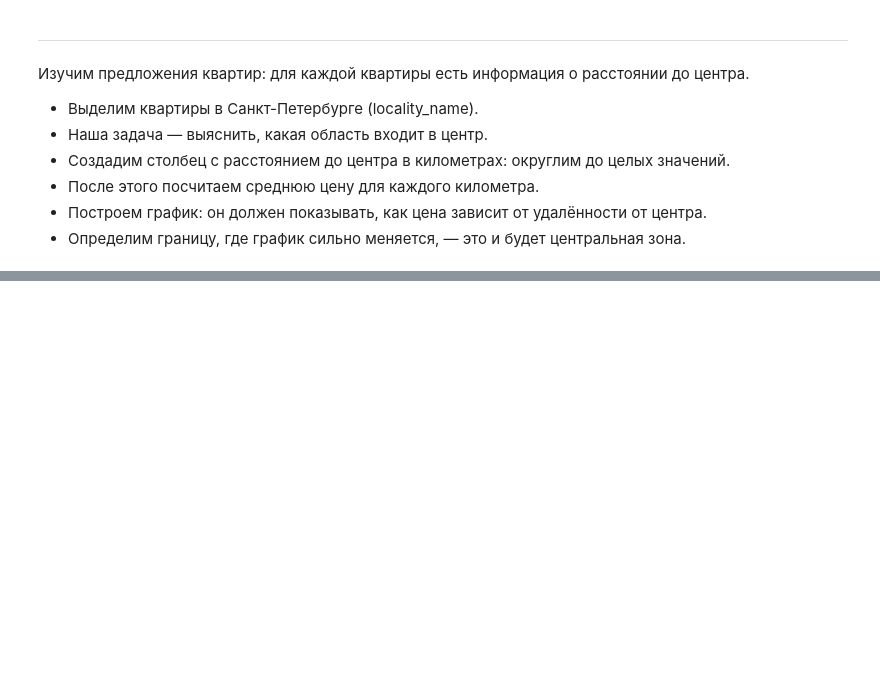
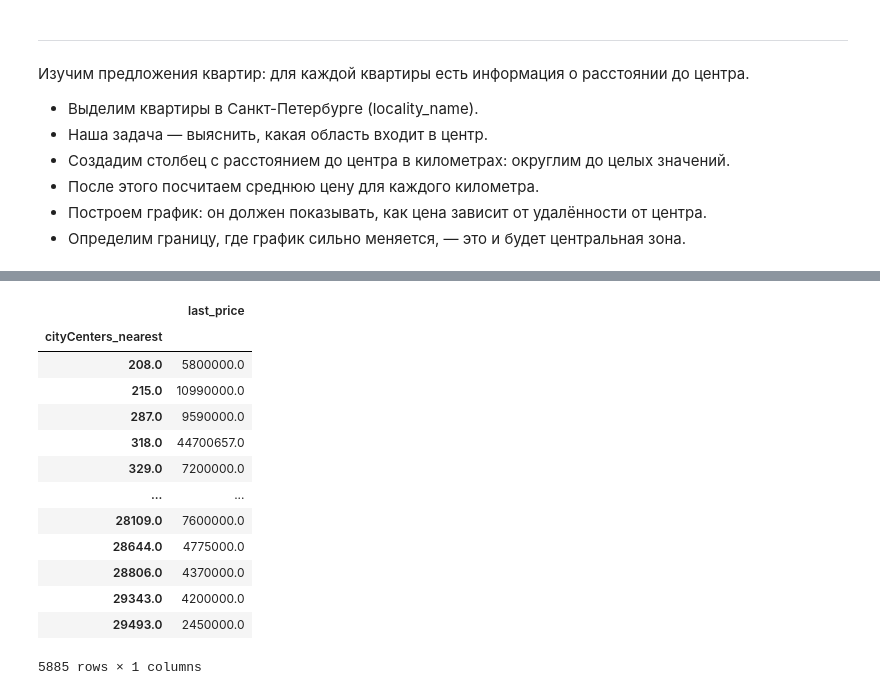
Before and after one commit to hactac9i/-----------------_------, a Jupyter notebook: real_estate_data.ipynb, the cells around one changed output, grey strips where cells are left out. Saved outputs shown, nothing was run; the diff lists cells and outputs as text; code cells hidden in the pictures; blank space fills up the shorter version.

```diff
--- a/real_estate_data.ipynb
+++ b/real_estate_data.ipynb
@@ -595,0 +610,18 @@ ______________
+# %%
+StP = pd.pivot_table(df.loc[df['locality_name'] == 'Санкт-Петербург'], values= 'last_price', index=None, columns='cityCenters_nearest', aggfunc='mean', fill_value=None, margins=False, dropna=True, margins_name='All')
+StP.T
+# %% [output]
+|  | last_price |
+| cityCenters_nearest |  |
+| 208.0 | 5800000.0 |
+| 215.0 | 10990000.0 |
+| 287.0 | 9590000.0 |
+| 318.0 | 44700657.0 |
+| 329.0 | 7200000.0 |
+| ... | ... |
+| 28109.0 | 7600000.0 |
+| 28644.0 | 4775000.0 |
+| 28806.0 | 4370000.0 |
+| 29343.0 | 4200000.0 |
+| 29493.0 | 2450000.0 |
+5885 rows × 1 columns
```
Also changed, not shown: parts of 5 cells of this notebook.
